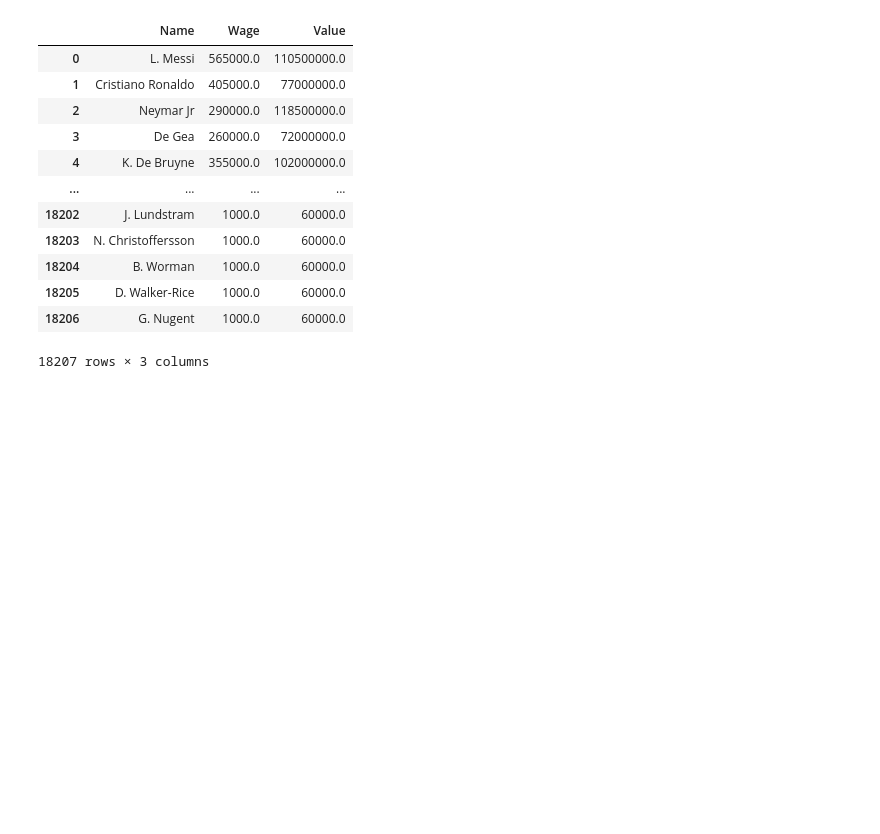
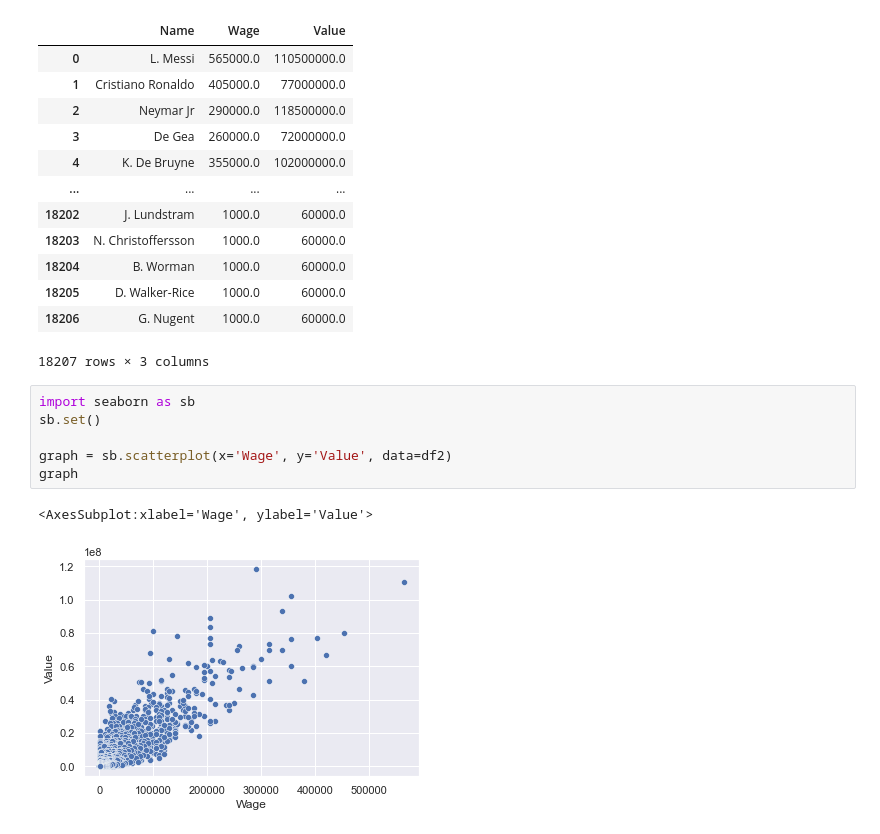
Before and after one commit to vijays/python-study, a Jupyter notebook: soccer.ipynb, the cells around one changed output. Drawn from its saved outputs; the diff is of its cells as text; blank space fills up the shorter version.

Commit message:
Data visualisation with seaborn

```diff
--- a/soccer.ipynb
+++ b/soccer.ipynb
@@ -80,3 +80,12 @@ df2
 | 18205 | D. Walker-Rice | 1000.0 | 60000.0 |
 | 18206 | G. Nugent | 1000.0 | 60000.0 |
 18207 rows × 3 columns
+# %%
+import seaborn as sb
+sb.set()
+
+graph = sb.scatterplot(x='Wage', y='Value', data=df2)
+graph
+# %% [output]
+<AxesSubplot:xlabel='Wage', ylabel='Value'>
+[figure, added]
```
